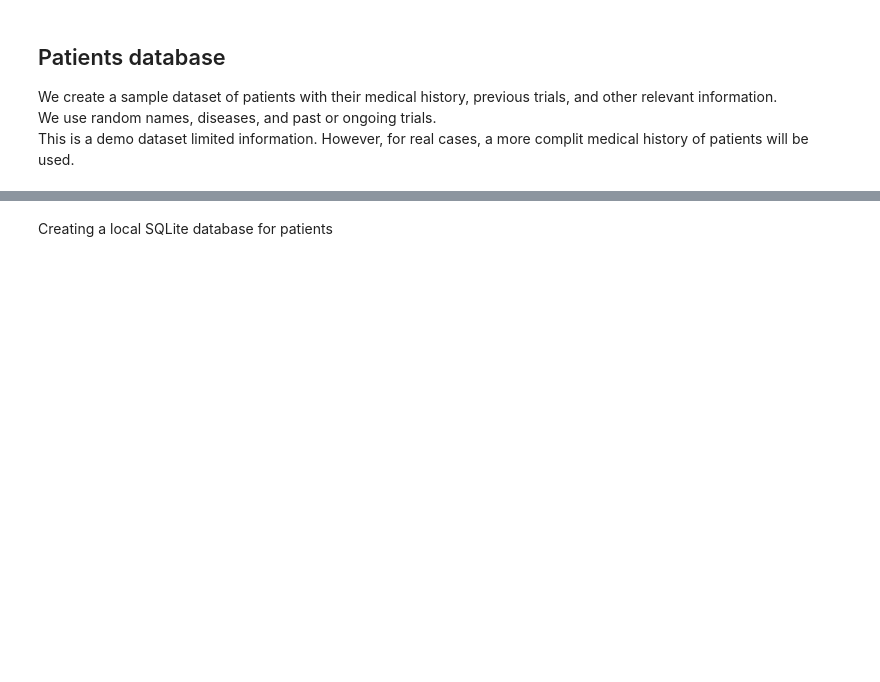
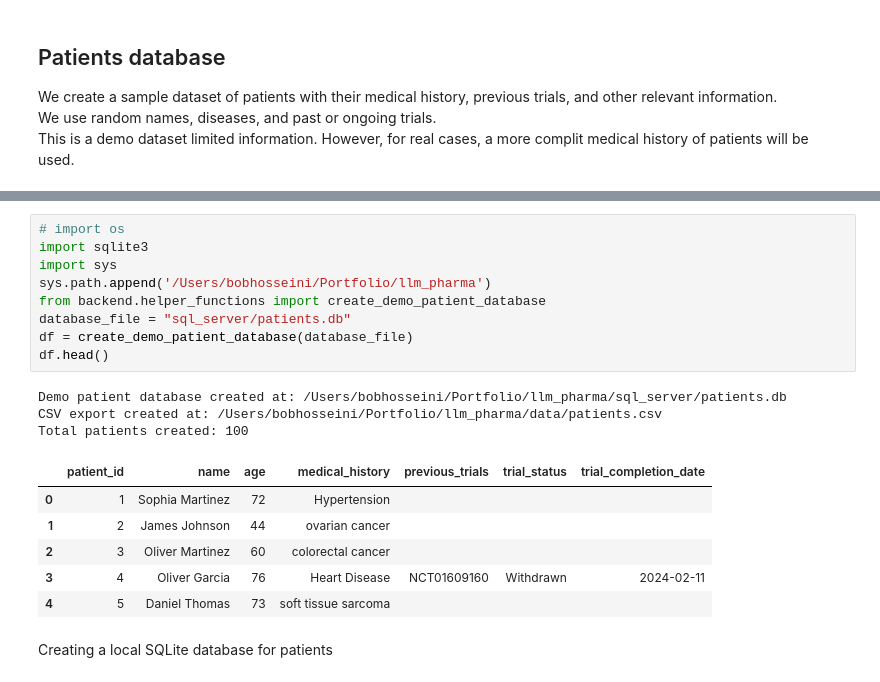
Before and after one commit to bab-git/llm_pharma, a Jupyter notebook: notebooks/llm_pharma_prototype.ipynb, the cells around one changed output, grey strips where cells are left out. Saved outputs shown, nothing was run; the diff lists cells and outputs as text; blank space fills up the shorter version.

```diff
--- a/notebooks/llm_pharma_prototype.ipynb
+++ b/notebooks/llm_pharma_prototype.ipynb
@@ -193,3 +117,22 @@ df.head(20)
+# %%
+# import os
+import sqlite3
+import sys
+sys.path.append('/Users/bobhosseini/Portfolio/llm_pharma')
+from backend.helper_functions import create_demo_patient_database
+database_file = "sql_server/patients.db"
+df = create_demo_patient_database(database_file)
+df.head()
+# %% [output]
+Demo patient database created at: /Users/bobhosseini/Portfolio/llm_pharma/sql_server/patients.db
+CSV export created at: /Users/bobhosseini/Portfolio/llm_pharma/data/patients.csv
+Total patients created: 100
+|  | patient_id | name | age | medical_history | previous_trials | trial_status | trial_completion_date |
+| 0 | 1 | Sophia Martinez | 72 | Hypertension |  |  |  |
+| 1 | 2 | James Johnson | 44 | ovarian cancer |  |  |  |
+| 2 | 3 | Oliver Martinez | 60 | colorectal cancer |  |  |  |
+| 3 | 4 | Oliver Garcia | 76 | Heart Disease | NCT01609160 | Withdrawn | 2024-02-11 |
+| 4 | 5 | Daniel Thomas | 73 | soft tissue sarcoma |  |  |  |
 # %% [markdown]
 Creating a local SQLite database for patients
 # %%
```
Also changed, not shown: parts of 21 cells of this notebook, 13 other files.
